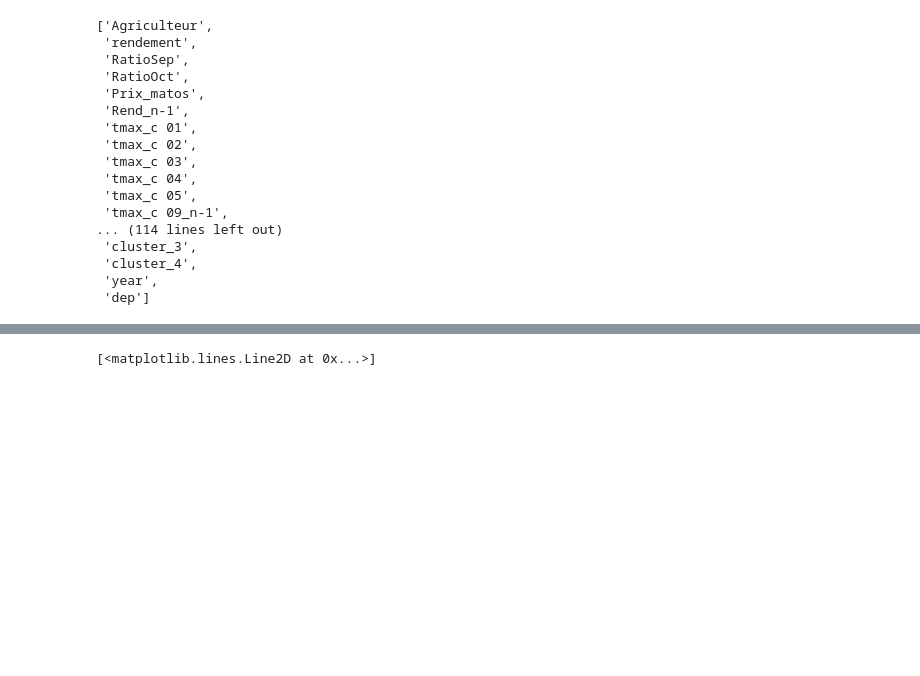
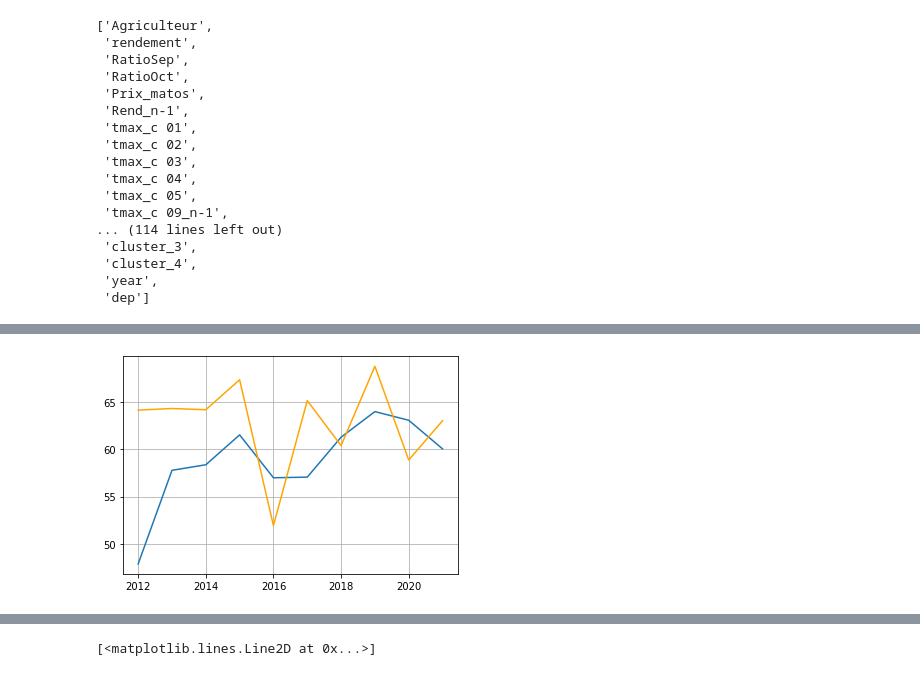
Before and after one commit to PierreCeraH/deepagri, a Jupyter notebook: notebooks/Finding best model and features.ipynb, the cells around one changed output, grey strips where cells are left out. Cells and saved outputs as stored; diff of their text form; code cells hidden in the pictures; blank space fills up the shorter version.

```diff
--- a/notebooks/Finding best model and features.ipynb
+++ b/notebooks/Finding best model and features.ipynb
@@ -1116,0 +1154,7 @@ np.mean(score)
+# %%
+index_plot=list(range(2012,2022))
+plt.plot(index_plot,pred.mean(axis=1))
+plt.plot(index_plot,reel.mean(axis=1),c='orange')
+plt.grid()
+# %% [output]
+[figure, added]
```
Also changed, not shown: parts of 28 cells of this notebook, 2 other files.
